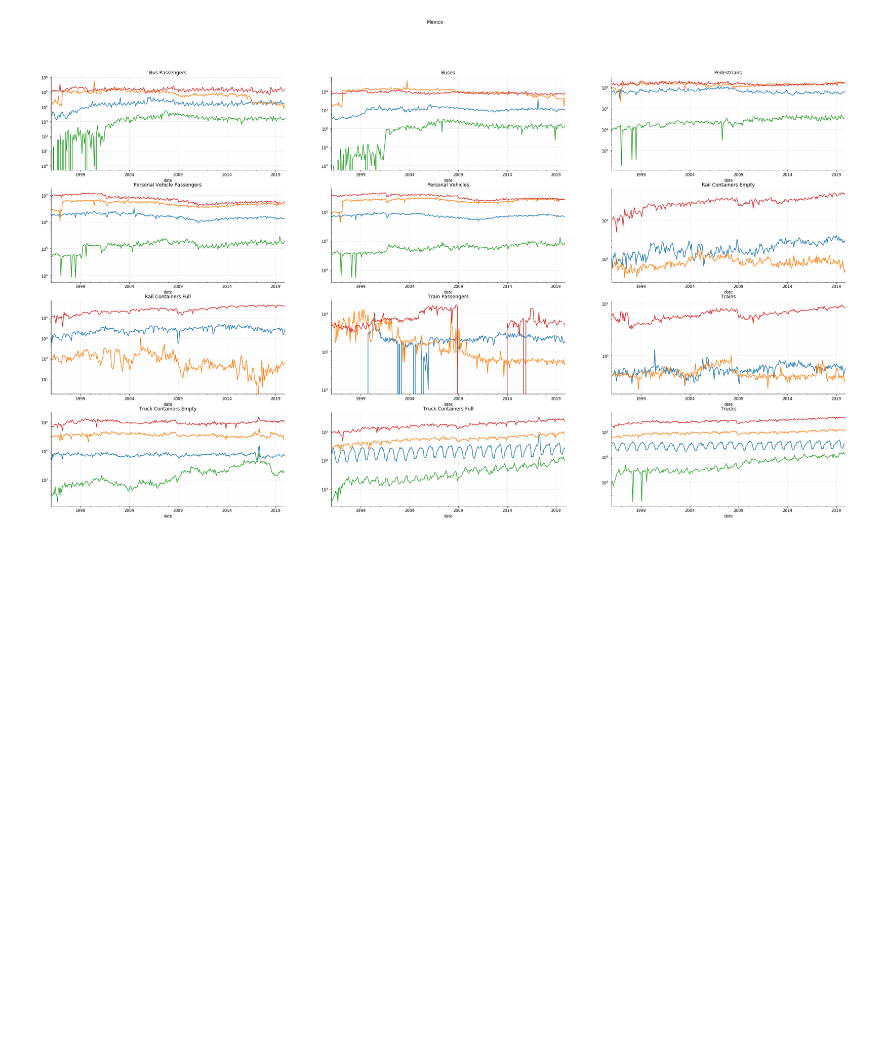
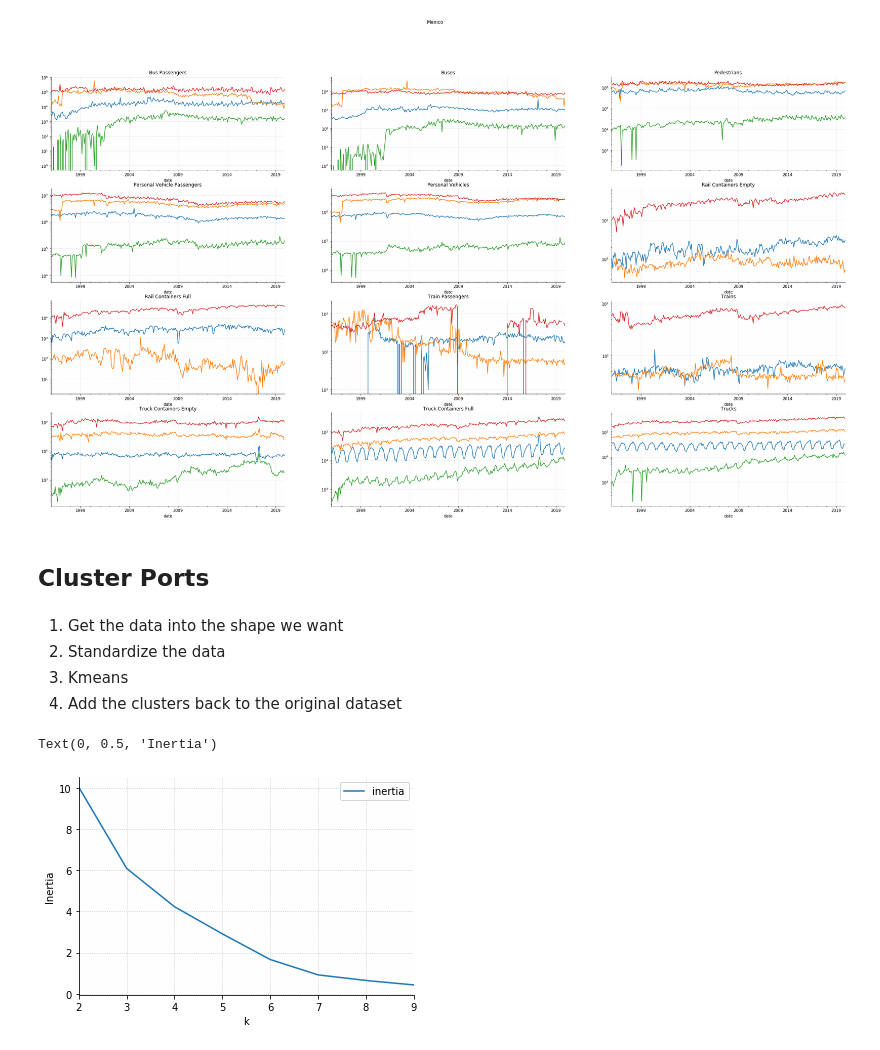
Before and after one commit to LawAndBorder/lawandborder, a Jupyter notebook: zach.ipynb, the cells around one changed output. Saved outputs shown, nothing was run; the diff lists cells and outputs as text; code cells hidden in the pictures; blank space fills up the shorter version.

Commit message:
Add kmeans clustering code

```diff
--- a/zach.ipynb
+++ b/zach.ipynb
@@ -42,3 +44,5 @@ for ax, (method, data) in zip(axs.ravel(), mexico.groupby('crossing_method')):
     ax.set_yscale('log')
 # %% [output]
 [figure]
+# %% [markdown]
+## Cluster Ports
@@ -44,0 +51,42 @@ for ax, (method, data) in zip(axs.ravel(), mexico.groupby('crossing_method')):
+# %% [markdown]
+1. Get the data into the shape we want
+1. Standardize the data
+1. Kmeans
+1. Add the clusters back to the original dataset
+# %%
+from sklearn.preprocessing import MinMaxScaler
+
+def min_max_scale_col(col: pd.Series) -> pd.Series:
+    scaler = MinMaxScaler()
+    scaled = scaler.fit_transform(col.values.reshape(-1, 1))
+    return pd.Series(scaled[:, 0], index=col.index)
+
+ca_ports = (canada
+ .set_index('date')
+ .sort_index()
+ ['2015':'2018']
+ .pivot_table(values='n_crossings', index='port_name', columns='crossing_method', aggfunc='median')
+ .fillna(0)
+ .apply(min_max_scale_col))
+
+mex_ports = (mexico
+ .set_index('date')
+ .sort_index()
+ ['2015':'2018']
+ .pivot_table(values='n_crossings', index='port_name', columns='crossing_method', aggfunc='median')
+ .fillna(0)
+ .apply(min_max_scale_col))
+# %%
+from sklearn.cluster import KMeans
+
+data = []
+
+for k in range(2, 10):
+    kmeans = KMeans(n_clusters=k).fit(mex_ports)
+    data.append({'k': k, 'inertia': kmeans.inertia_})
+
+pd.DataFrame(data).set_index('k').plot()
+plt.ylabel('Inertia') # inertia is the sum of the squared distances from each point to its cluster center
+# %% [output]
+Text(0, 0.5, 'Inertia')
+[figure, added]
```
Also changed, not shown: parts of 6 cells of this notebook.
